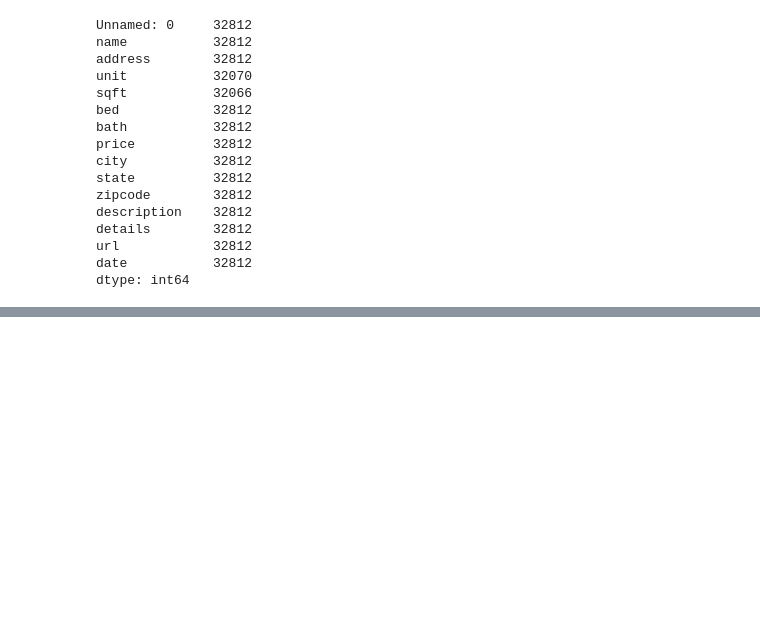
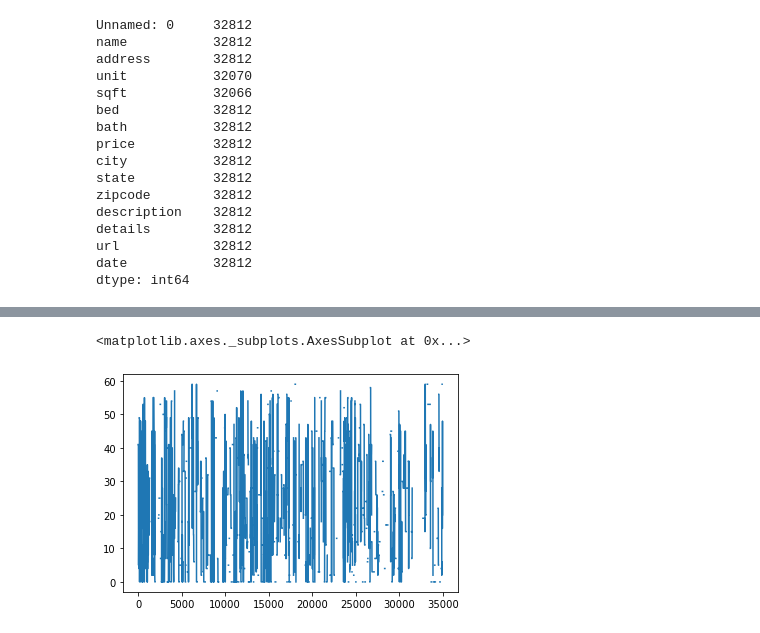
Before and after one commit to Justinandjohnson/Rental_Pricing, a Jupyter notebook: model_BnT.ipynb, the cells around one changed output, grey strips where cells are left out. Drawn from its saved outputs; the diff is of its cells as text; code cells hidden in the pictures; blank space fills up the shorter version.

```diff
--- a/model_BnT.ipynb
+++ b/model_BnT.ipynb
@@ -321,0 +382,15 @@ print(my_dict)
+# %%
+final['Days on Market'].replace(regex=True, to_replace=r'\D', value='', inplace=True)
+final[final['Days on Market'] == ''] = 0
+final['Days on Market'] = pd.to_numeric(final['Days on Market'], errors='coerce')
+final['Days on Market'] = final['Days on Market'].astype(int, errors='ignore')
+
+final['Year Built'].replace(regex=True, to_replace=r'\D', value='', inplace=True)
+final[final['Year Built'] == ''] = 0
+final['Year Built'] = pd.to_numeric(final['Year Built'], errors='coerce')
+final['Year Built'] = final['Year Built'].astype(int, errors='ignore')
+# %%
+final['Days on Market'].plot()
+# %% [output]
+<matplotlib.axes._subplots.AxesSubplot at 0x...>
+[figure, added]
```
Also changed, not shown: parts of 45 cells of this notebook, 1 other file.
